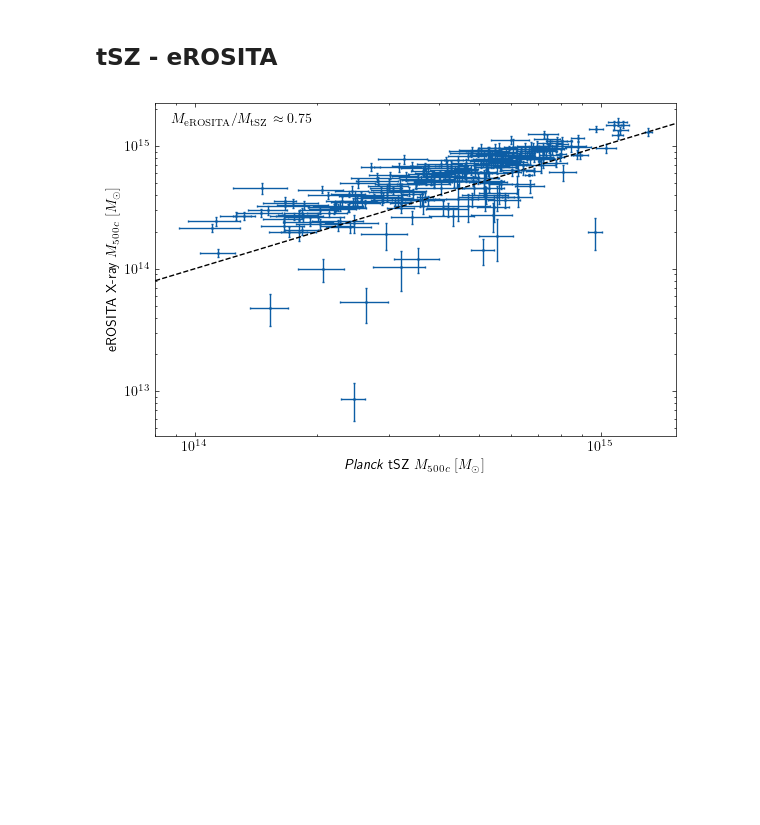
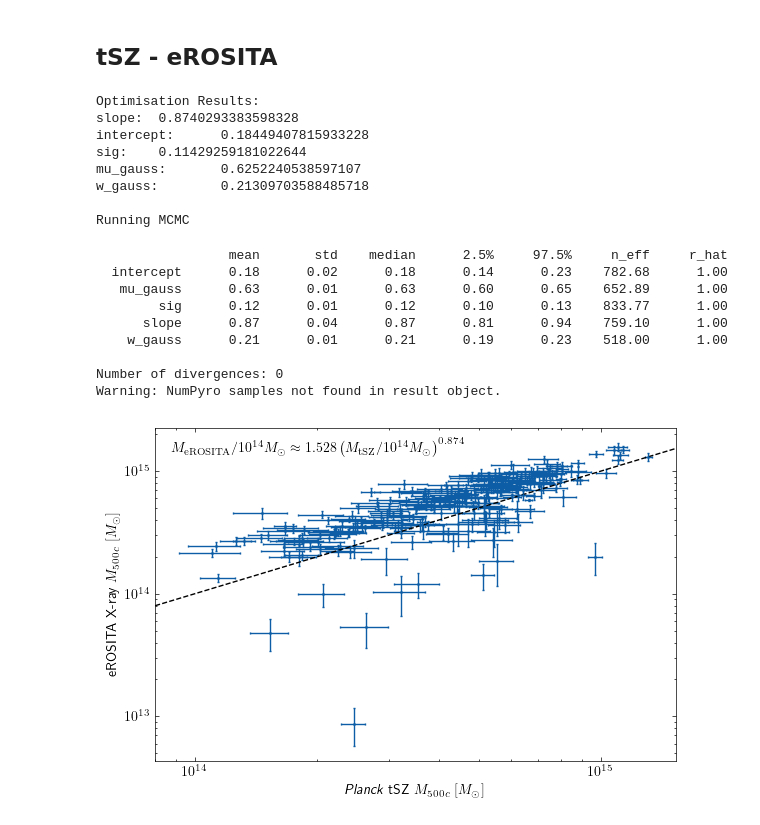
Before and after one commit to Richard-Sti/CMBOlympics, a Jupyter notebook: notebooks/comparison_mass_xray_tSZ.ipynb, the cells around one changed output. Cells and saved outputs as stored; diff of their text form; code cells hidden in the pictures; blank space fills up the shorter version.

```diff
--- a/notebooks/comparison_mass_xray_tSZ.ipynb
+++ b/notebooks/comparison_mass_xray_tSZ.ipynb
@@ -23,14 +25,21 @@ Removing 1805 eRASS entries with M500 = -1.
 matches, ang_sep, dcz = cmbo.io.match_planck_to_mcxc(data_tSZ, data_MCXC, max_cz_diff_kms=500)
 tSZ_matched, MCXC_matched = cmbo.io.build_matched_catalogues(data_tSZ, data_MCXC, matches)
 
-M_tSZ = tSZ_matched["msz"] * 1e14
-e_M_tSZ = 0.5 * (tSZ_matched["msz_err_up"] + tSZ_matched["msz_err_low"]) * 1e14
+M_tSZ = tSZ_matched["M500"]
+e_M_tSZ = tSZ_matched["eM500"]
 
-M_xray = MCXC_matched["M500"] * 1e14
-e_M_xray = 0.5 * (MCXC_matched["ERRPM500"] + MCXC_matched["ERRMM500"]) * 1e14
+M_xray = MCXC_matched["M500"]
+e_M_xray = MCXC_matched["eM500"]
 
+fitter = cmbo.utils.LinearRoxyFitter()
+res = fitter.fit(
+    np.log10(M_tSZ), np.log10(M_xray),
+    xerr=e_M_tSZ / (M_tSZ * np.log(10)), yerr=e_M_xray / (M_xray * np.log(10)),
+    method="mnr", x_pivot=14, y_pivot=14, nsamp=1000)
+fitter.print_summary()
 
-r = np.median(M_tSZ / M_xray)
+a = np.mean(res["slope"])
+b = np.mean(res["intercept"])
 
 with plt.style.context('science'):
     fig, ax = plt.subplots(figsize=(6,4))
@@ -47,7 +56,8 @@ with plt.style.context('science'):
 
     ax.text(
         0.03, 0.97,
-        rf"$M_{{\rm MCXC-II}}/M_{{\rm tSZ}} \approx {r:.2f}$",
+        rf"$M_{{\rm MCXC-II}} / 10^{{14}} M_\odot \approx {{{10**b:.3f}}}"
+        rf"\left(M_{{\rm tSZ}}/ 10^{{14}} M_\odot\right)^{{{a:.3f}}}$",
         transform=ax.transAxes,
         va="top", ha="left"
     )
@@ -63,41 +90,65 @@ with plt.style.context('science'):
 matches, ang_sep, dcz = cmbo.io.match_planck_to_erass(data_tSZ, data_eRASS, max_cz_diff_kms=500, max_sep_arcmin=30)
 tSZ_matched, eRASS_matched = cmbo.io.build_matched_catalogues(data_tSZ, data_eRASS, matches)
 
-M_tSZ = tSZ_matched["msz"] * 1e14
-e_M_tSZ = 0.5 * (tSZ_matched["msz_err_up"] + tSZ_matched["msz_err_low"]) * 1e14
+M_tSZ = tSZ_matched["M500"]
+e_M_tSZ = tSZ_matched["eM500"]
 
-M_xray = eRASS_matched["M500"] * 1e13
-e_M_xray = 0.5 * (eRASS_matched["M500_H"] - eRASS_matched["M500_L"]) * 1e13
+M_xray = eRASS_matched["M500"]
+e_M_xray = eRASS_matched["eM500"]
 
+fitter = cmbo.utils.LinearRoxyFitter()
+res = fitter.fit(
+    np.log10(M_tSZ), np.log10(M_xray),
+    xerr=e_M_tSZ / (M_tSZ * np.log(10)), yerr=e_M_xray / (M_xray * np.log(10)),
+    method="mnr", x_pivot=14, y_pivot=14, nsamp=1000)
+fitter.print_summary()
 
-# r, er = estimate_mass_ratio_linear(M_xray, e_M_xray, M_tSZ, e_M_tSZ, n_samples=50_000)
-r = np.median(M_tSZ / M_xray)
+a = np.mean(res["slope"])
+b = np.mean(res["intercept"])
 
 with plt.style.context('science'):
     fig, ax = plt.subplots(figsize=(6,4))
     ax.errorbar(M_tSZ, M_xray, xerr=e_M_tSZ, yerr=e_M_xray,
                 fmt='o', capsize=1, ms=1)
 
     ax.axline([1e14, 1e14], slope=1, color='k', linestyle='--')
 
     ax.set_xscale("log")
     ax.set_yscale("log")
 
     ax.set_xlabel(r"\textit{Planck} tSZ $M_{500c} ~ [M_\odot]$")
     ax.set_ylabel(r"eROSITA X-ray $M_{500c} ~ [M_\odot]$")
 
     ax.text(
         0.03, 0.97,
-        rf"$M_{{\rm eROSITA}}/M_{{\rm tSZ}} \approx {r:.2f}$",
+        rf"$M_{{\rm eROSITA}} / 10^{{14}} M_\odot \approx {{{10**b:.3f}}}"
+        rf"\left(M_{{\rm tSZ}}/ 10^{{14}} M_\odot\right)^{{{a:.3f}}}$",
         transform=ax.transAxes,
         va="top", ha="left"
     )
 
     fig.tight_layout()
     fig.savefig("/Users/rstiskalek/Downloads/mass_comparison_eROSITA_tSZ.png", dpi=300)
     fig.show()
 # %% [output]
+Optimisation Results:
+slope:  0.8740293383598328
+intercept:      0.18449407815933228
+sig:    0.11429259181022644
+mu_gauss:       0.6252240538597107
+w_gauss:        0.21309703588485718
+
+Running MCMC
+                 mean       std    median      2.5%     97.5%     n_eff     r_hat
+  intercept      0.18      0.02      0.18      0.14      0.23    782.68      1.00
+   mu_gauss      0.63      0.01      0.63      0.60      0.65    652.89      1.00
+        sig      0.12      0.01      0.12      0.10      0.13    833.77      1.00
+      slope      0.87      0.04      0.87      0.81      0.94    759.10      1.00
+    w_gauss      0.21      0.01      0.21      0.19      0.23    518.00      1.00
+
+Number of divergences: 0
+Warning: NumPyro samples not found in result object.
-[figure, old version]
+[figure, new version]
 # %%
 matches, ang_sep, dcz = cmbo.io.match_mcxc_to_erass(
     data_MCXC, data_eRASS,
```
Also changed, not shown: parts of 3 cells of this notebook.
